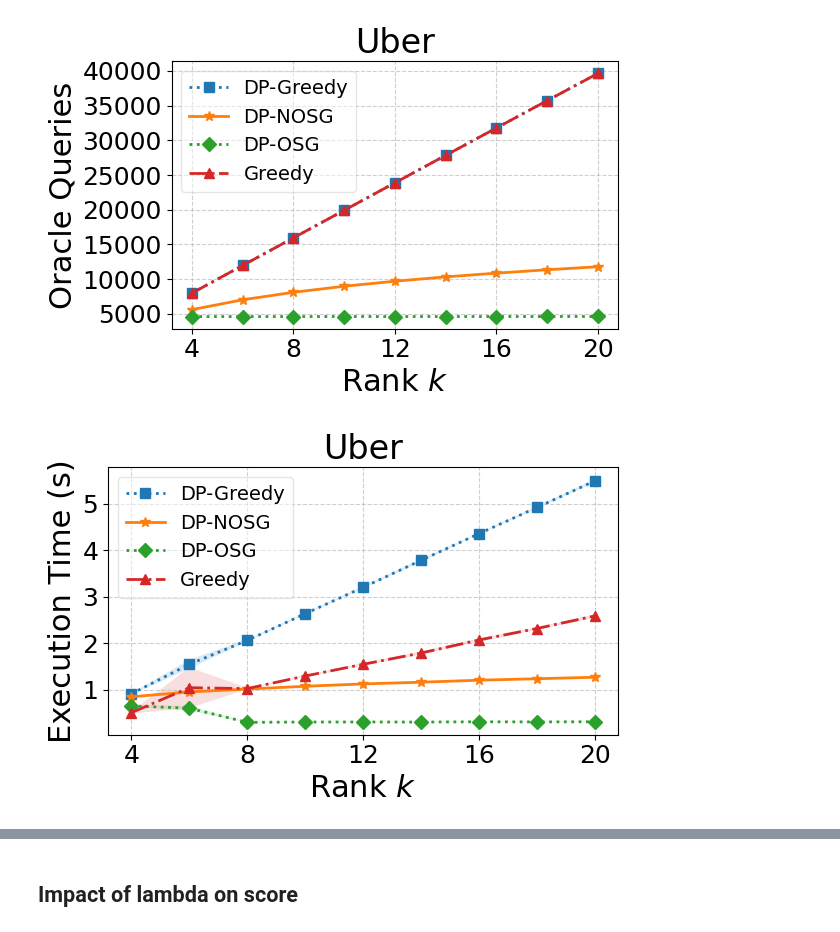
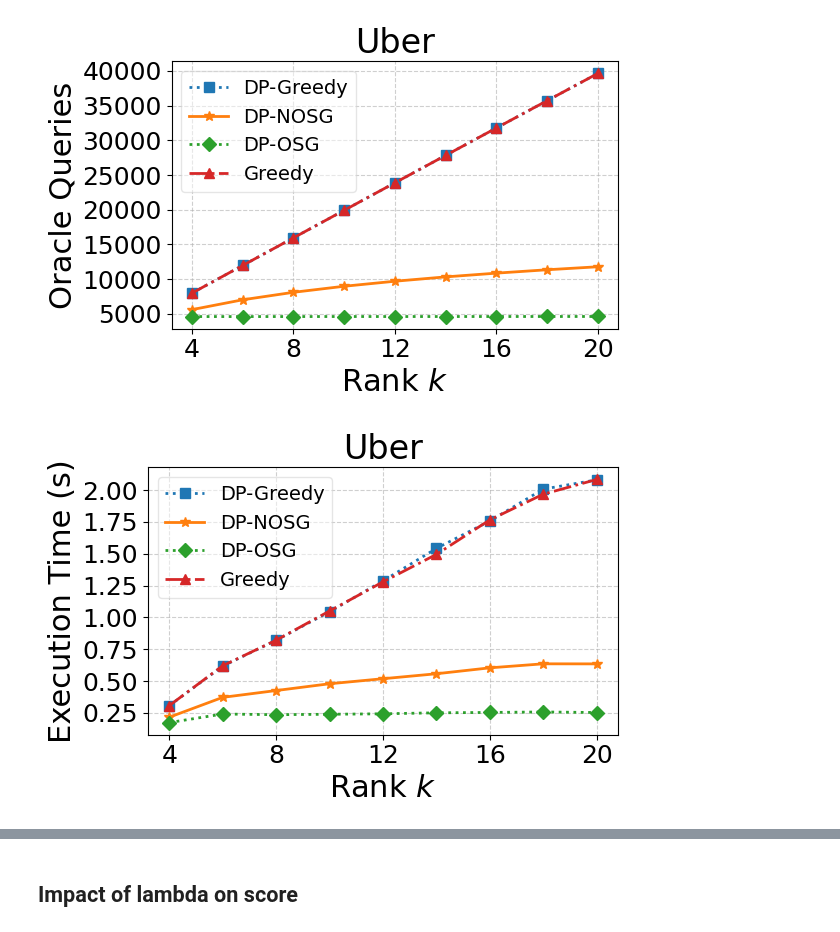
Before and after one commit to ronzadi/Differentially-Private-Max-Sum-Diversification, a Jupyter notebook: visualize_results/visualize_uber.ipynb, the cells around one changed output, grey strips where cells are left out. Saved outputs shown, nothing was run; the diff lists cells and outputs as text; code cells hidden in the pictures.

```diff
--- a/visualize_results/visualize_uber.ipynb
+++ b/visualize_results/visualize_uber.ipynb
@@ -38,7 +38,7 @@ import pandas as pd
 
 # 1. Filter the data for eps=0.1 and lambda_param=0.1
 # Using your initial filtering requirements
-filtered_df = results_df[(results_df['eps'] == 0.1) & (results_df['lambda_param'] == 0.1)]
+filtered_df = results_df[(results_df['eps'] == 0.2) & (results_df['lambda_param'] == 0.1)]
 
 # 2. Group by algorithm and 'k' to get average and standard deviation
 stats = filtered_df.groupby(['alg', 'k'])['value'].agg(['mean', 'std']).reset_index()
@@ -80,7 +80,7 @@ for i, alg in enumerate(algorithms):
 plt.xlabel('Rank $k$', fontsize=22)
 plt.ylabel('Objective Value', fontsize=22)
 plt.title('Uber', fontsize=24)
-
+plt.ylim(0.3, 0.95)
 plt.xticks(range(4, 22, 4), fontsize=18)
 plt.yticks(fontsize=18)
 plt.legend(fontsize=14, frameon=True, ncols=1, framealpha=0.5) # Legend with a box for clarity
@@ -169,7 +169,7 @@ import pandas as pd
 # 1. Filter the data for eps=0.1 and lambda_param=0.1
 # Using your initial filtering requirements
 filtered_df = results_df[
-    (results_df['eps'] == 0.1)
+    (results_df['eps'] == 0.2)
     & (results_df['lambda_param'] == 0.1)
     & results_df['k'].isin(list(range(4, 22, 2)))
     & ~results_df['alg'].isin(['Random'])
@@ -236,7 +236,7 @@ import pandas as pd
 # 1. Filter the data for eps=0.1 and lambda_param=0.1
 # Using your initial filtering requirements
 filtered_df = results_df[
-    (results_df['eps'] == 0.1)
+    (results_df['eps'] == 0.2)
     & (results_df['lambda_param'] == 0.1)
     & results_df['k'].isin(list(range(4, 22, 2)))
     & ~results_df['alg'].isin(['Random'])
@@ -260,39 +260,39 @@ algorithms = stats['alg'].unique()
 for i, alg in enumerate(algorithms):
     alg_data = stats[stats['alg'] == alg]
 
     # Assign a unique combination of color, marker, and linestyle to each alg
     line, = plt.plot(
     alg_data['k'],
     alg_data['mean'],
     label=alg,
     color=colors[i % len(colors)],
     marker=markers[i % len(markers)],
     linestyle=linestyles[i % len(linestyles)],
     linewidth=2,
     markersize=7
     )
-    plt.fill_between(
-    alg_data['k'],
-    alg_data['mean'] - alg_data['std'],
-    alg_data['mean'] + alg_data['std'],
-    color=line.get_color(),
-    alpha=0.15,  # Low alpha for transparency
-    edgecolor='none' # No border around the shade for a softer look
-     )
+    # plt.fill_between(
+    # alg_data['k'],
+    # alg_data['mean'] - alg_data['std'],
+    # alg_data['mean'] + alg_data['std'],
+    # color=line.get_color(),
+    # alpha=0.15,  # Low alpha for transparency
+    # edgecolor='none' # No border around the shade for a softer look
+    #  )
 
 
 # Formatting for large text relative to the image size
 plt.xlabel('Rank $k$', fontsize=22)
 plt.ylabel('Execution Time (s)', fontsize=22)
 plt.title('Uber', fontsize=24)
 
 plt.xticks(range(4, 22, 4), fontsize=18)
 plt.yticks(fontsize=18)
 plt.legend(fontsize=14, frameon=True, ncols=1, framealpha=0.5)# Legend with a box for clarity
 plt.grid(True, linestyle='--', alpha=0.6)
 
 plt.tight_layout() # Ensures labels don't get cut off
 plt.savefig('uber_k_on_time.pdf')
 plt.show()
 # %% [output]
-[figure, old version]
+[figure, new version]
```
Also changed, not shown: parts of 5 cells of this notebook.
